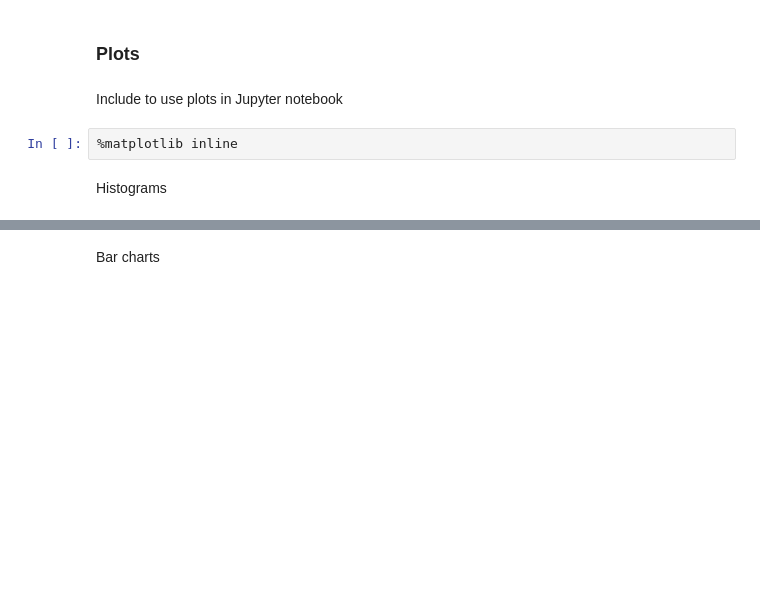
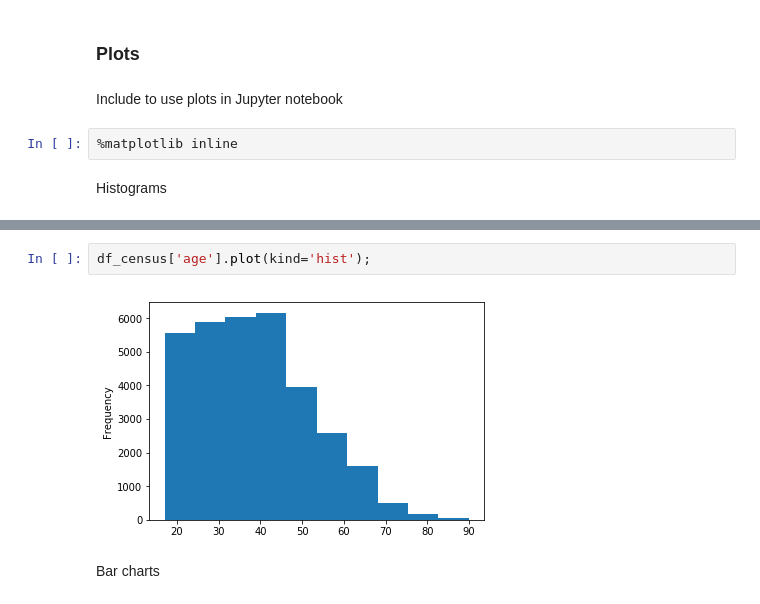
Before and after one commit to AnaMakarevich/DAND, a Jupyter notebook: DANDToolsCheatsheet.ipynb, the cells around one changed output, grey strips where cells are left out. Cells and saved outputs as stored; diff of their text form; blank space fills up the shorter version.

```diff
--- a/DANDToolsCheatsheet.ipynb
+++ b/DANDToolsCheatsheet.ipynb
@@ -109,3 +182,7 @@ df.plot(kind='hist')
+# %%
+df_census['age'].plot(kind='hist');
+# %% [output]
+[figure, added]
 # %% [markdown]
 Bar charts
 # %%
```
Also changed, not shown: parts of 20 cells of this notebook, 2 other files.
